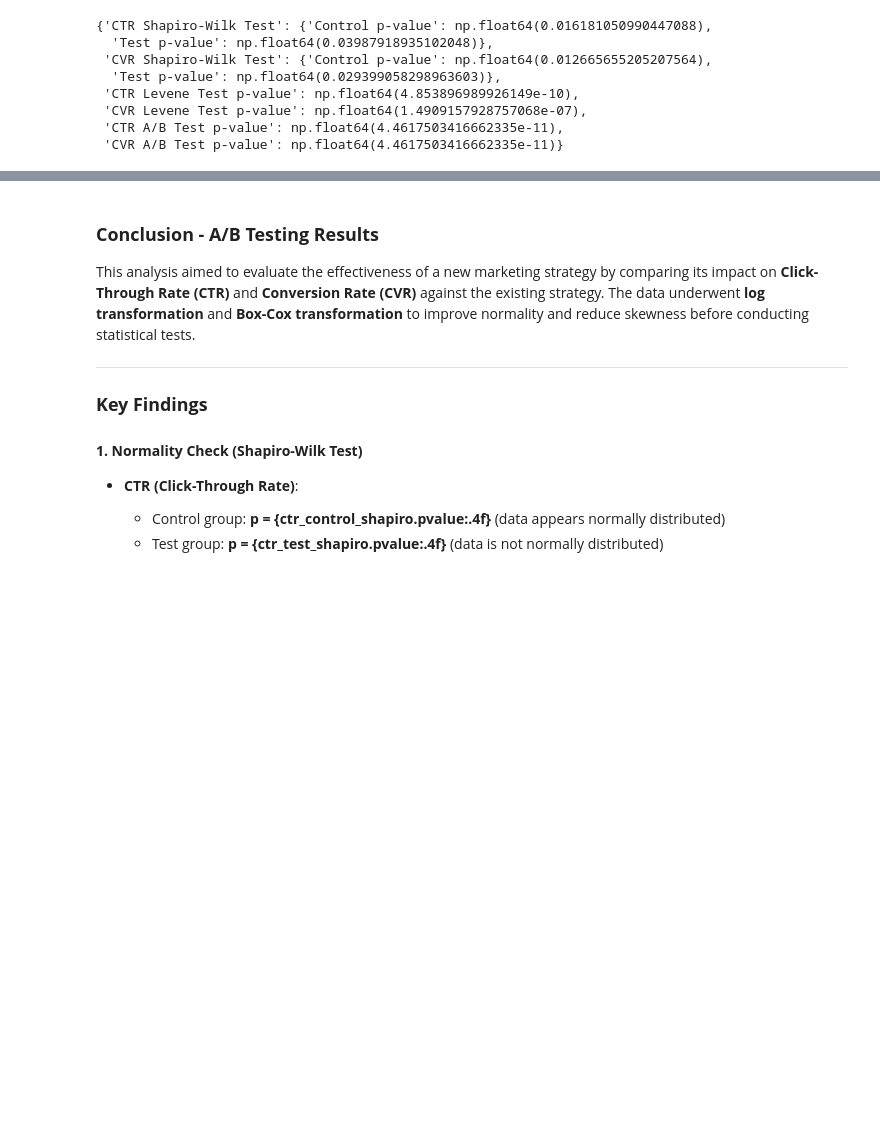
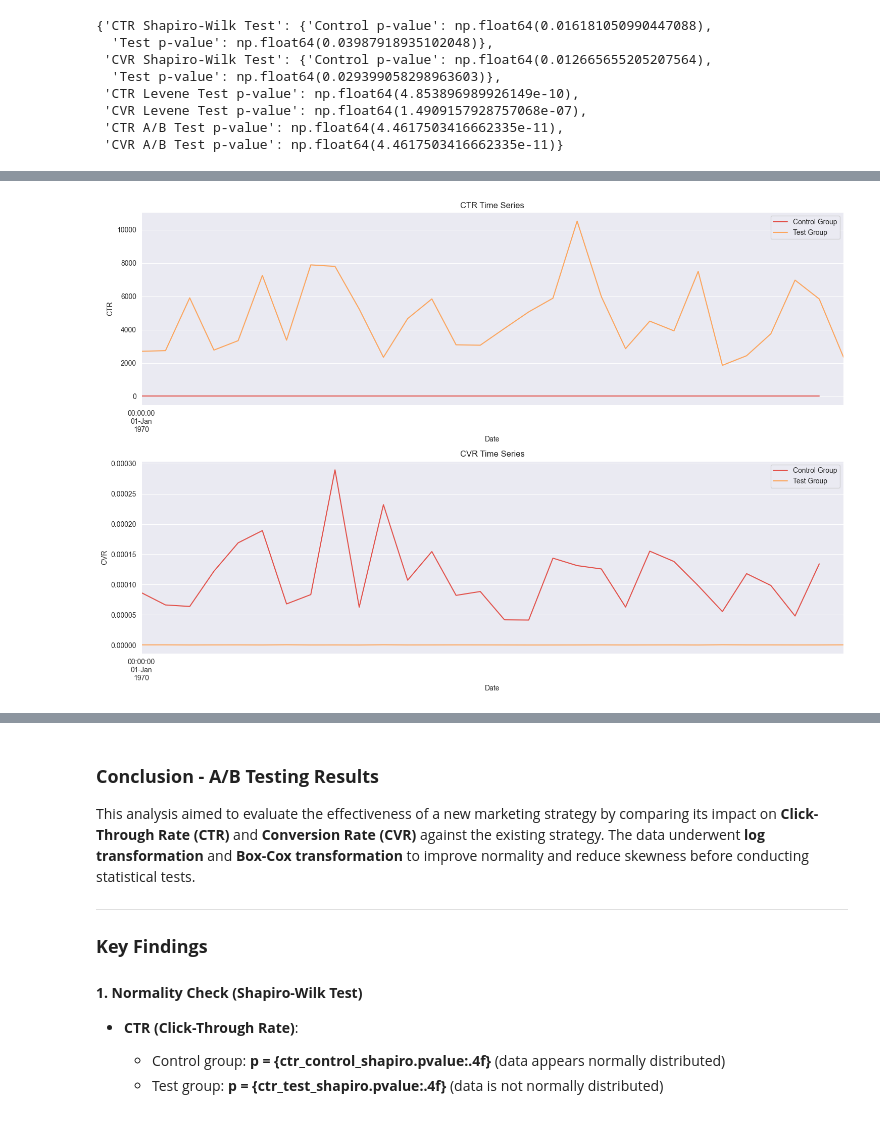
Before and after one commit to thebekhruz/AB_testing, a Jupyter notebook: notebooks/AB_testing.ipynb, the cells around one changed output, grey strips where cells are left out. Saved outputs shown, nothing was run; the diff lists cells and outputs as text; code cells hidden in the pictures; blank space fills up the shorter version.

```diff
--- a/notebooks/AB_testing.ipynb
+++ b/notebooks/AB_testing.ipynb
@@ -116,0 +138,25 @@ else:
+# %%
+# Time Series Analysis
+control_df.index = pd.to_datetime(control_df.index)
+test_df.index = pd.to_datetime(test_df.index)
+
+fig, axs = plt.subplots(2, 1, figsize=(15, 10))
+
+control_df['CTR'].plot(ax=axs[0], label='Control Group')
+test_df['CTR'].plot(ax=axs[0], label='Test Group')
+axs[0].set_title('CTR Time Series')
+axs[0].set_xlabel('Date')
+axs[0].set_ylabel('CTR')
+axs[0].legend()
+
+control_df['CVR'].plot(ax=axs[1], label='Control Group')
+test_df['CVR'].plot(ax=axs[1], label='Test Group')
+axs[1].set_title('CVR Time Series')
+axs[1].set_xlabel('Date')
+axs[1].set_ylabel('CVR')
+axs[1].legend()
+
+plt.tight_layout()
+plt.show()
+# %% [output]
+[figure, added]
```
Also changed, not shown: parts of 5 cells of this notebook, 3 other files.
